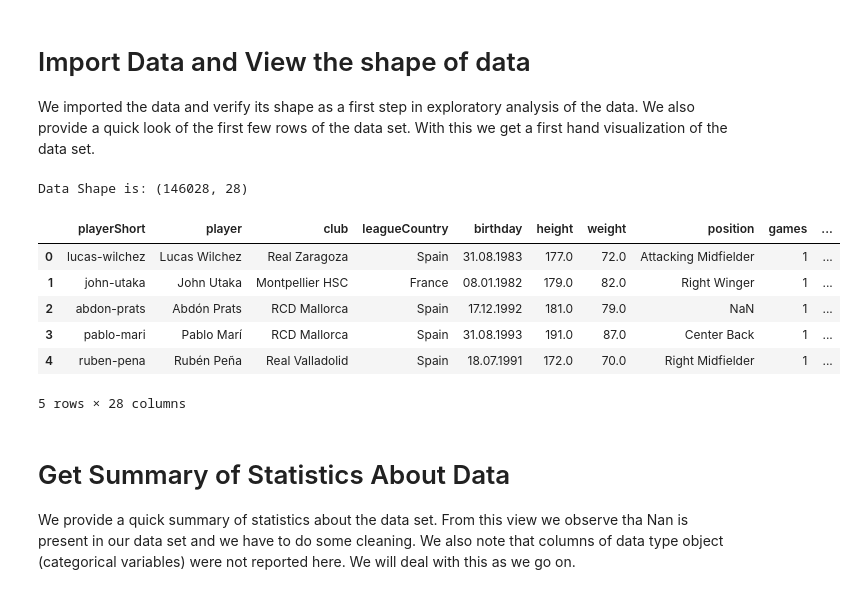
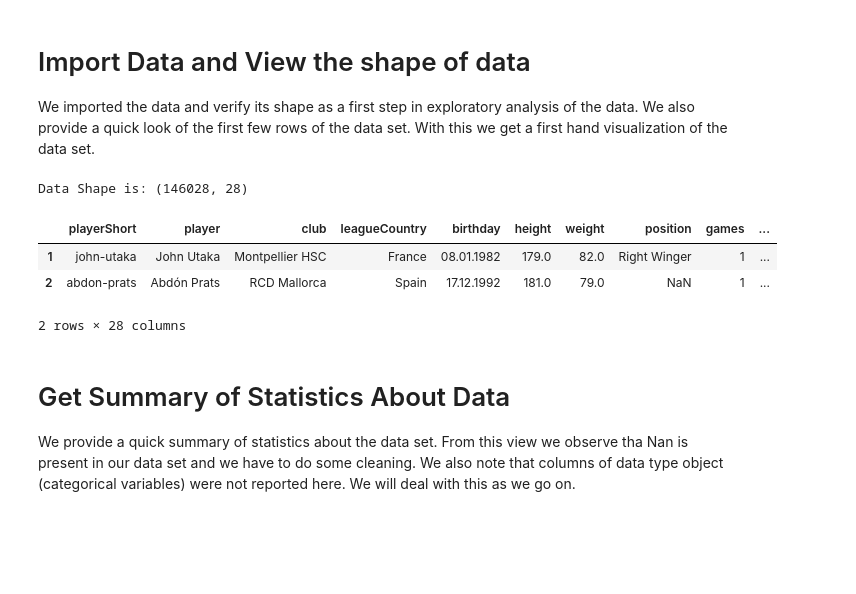
Before and after one commit to ThomVett/Homework, a Jupyter notebook: HomeWork_4/Homework 04. (Applied Machine Learning).ipynb, the cells around one changed output. Cells and saved outputs as stored; diff of their text form; code cells hidden in the pictures; blank space fills up the shorter version.

```diff
--- a/HomeWork_4/Homework 04. (Applied Machine Learning).ipynb
+++ b/HomeWork_4/Homework 04. (Applied Machine Learning).ipynb
@@ -18,16 +21,13 @@ We imported the data and verify its shape  as a first step in exploratory analys
 # %%
 RawData_CrowdstormingDataJuly1st = pd.read_csv('CrowdstormingDataJuly1st.csv')
 print("Data Shape is: "  + str(RawData_CrowdstormingDataJuly1st.shape)) # we use  str to convert tuple to string.
-RawData_CrowdstormingDataJuly1st.head()
+RawData_CrowdstormingDataJuly1st[1:3]
 # %% [output]
 Data Shape is: (146028, 28)
 |  | playerShort | player | club | leagueCountry | birthday | height | weight | position | games | ... |
-| 0 | lucas-wilchez | Lucas Wilchez | Real Zaragoza | Spain | 31.08.1983 | 177.0 | 72.0 | Attacking Midfielder | 1 | ... |
 | 1 | john-utaka | John Utaka | Montpellier HSC | France | 08.01.1982 | 179.0 | 82.0 | Right Winger | 1 | ... |
 | 2 | abdon-prats | Abdón Prats | RCD Mallorca | Spain | 17.12.1992 | 181.0 | 79.0 | NaN | 1 | ... |
-| 3 | pablo-mari | Pablo Marí | RCD Mallorca | Spain | 31.08.1993 | 191.0 | 87.0 | Center Back | 1 | ... |
-| 4 | ruben-pena | Rubén Peña | Real Valladolid | Spain | 18.07.1991 | 172.0 | 70.0 | Right Midfielder | 1 | ... |
-5 rows × 28 columns
+2 rows × 28 columns
 # %% [markdown]
 # Get Summary of Statistics About Data
 We provide a quick  summary of statistics about the data set. From this view we observe tha Nan is present in our data set and we have to do some cleaning. We also note that columns of  data type  object  (categorical variables)  were not reported here. We will deal with this as we go on.
```
Also changed, not shown: parts of 69 cells of this notebook.
